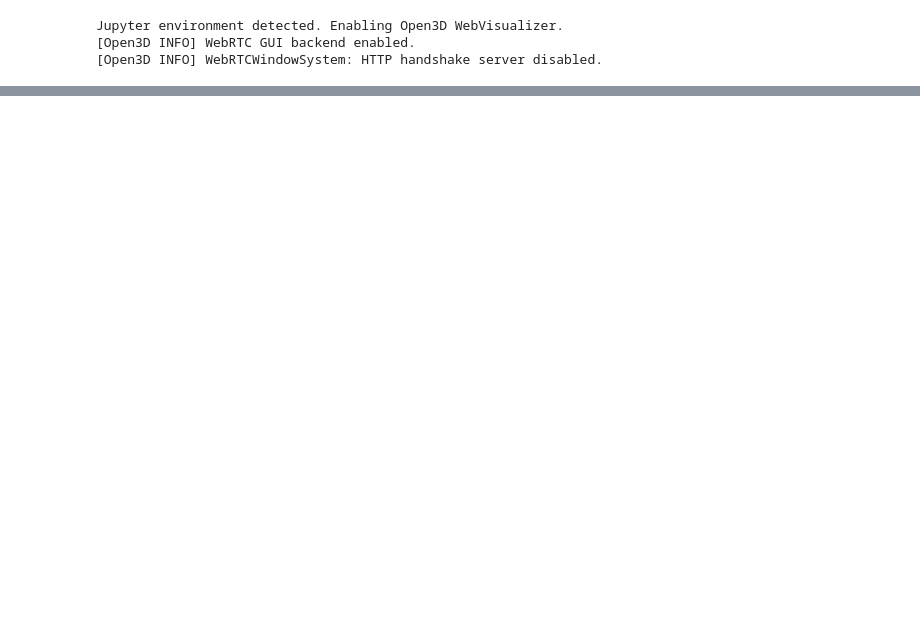
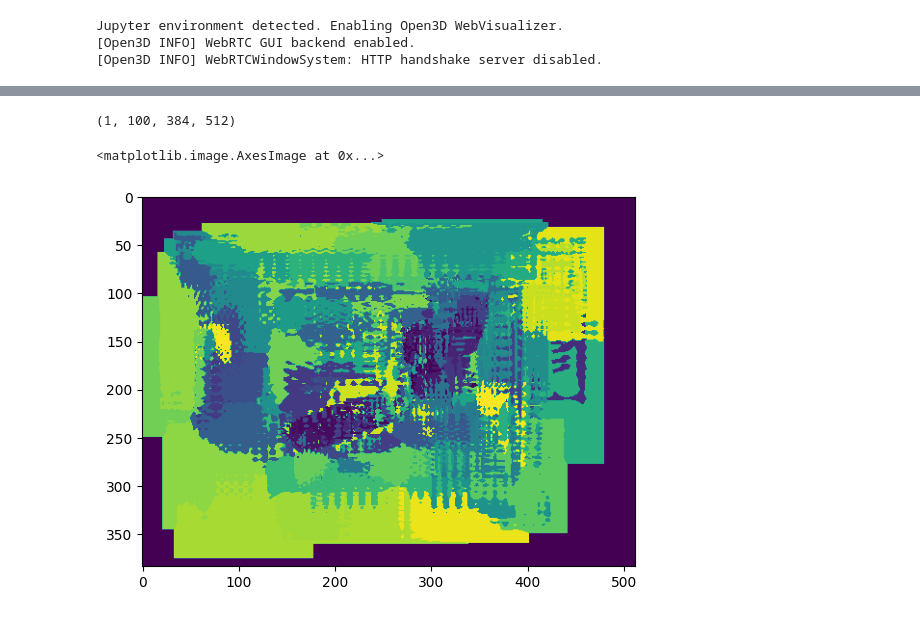
Before and after one commit to MohamedElhadidy0019/3d_Vision, a Jupyter notebook: experimeting.ipynb, the cells around one changed output, grey strips where cells are left out. Cells and saved outputs as stored; diff of their text form; code cells hidden in the pictures; blank space fills up the shorter version.

```diff
--- a/experimeting.ipynb
+++ b/experimeting.ipynb
@@ -99,0 +114,4 @@ for i in range(4):
+# %%
+# get the first item
+sample = my_dataset[0]
+print(sample[0].shape)
@@ -99,0 +121,3 @@ for i in range(4):
+# %%
+image = sample[0].unsqueeze(0)
+print(image.shape)
@@ -99,0 +126,5 @@ for i in range(4):
+# %%
+my_model.eval()
+with torch.no_grad():
+    output = my_model(image)
+    # print(output.shape)
@@ -99,0 +149,16 @@ for i in range(4):
+# %%
+# to np
+output_np = output[0]['masks'].cpu().numpy()
+output_np = np.transpose(output_np, (1,0,2,3))
+print(output_np.shape)
+# %% [output]
+(1, 100, 384, 512)
+# %%
+# argmax and plt
+import matplotlib.pyplot as plt
+import numpy as np
+output_np = np.argmax(output_np[0], axis=0)
+plt.imshow(output_np)
+# %% [output]
+<matplotlib.image.AxesImage at 0x...>
+[figure, added]
```
Also changed, not shown: parts of 14 cells of this notebook, 26 other files.
